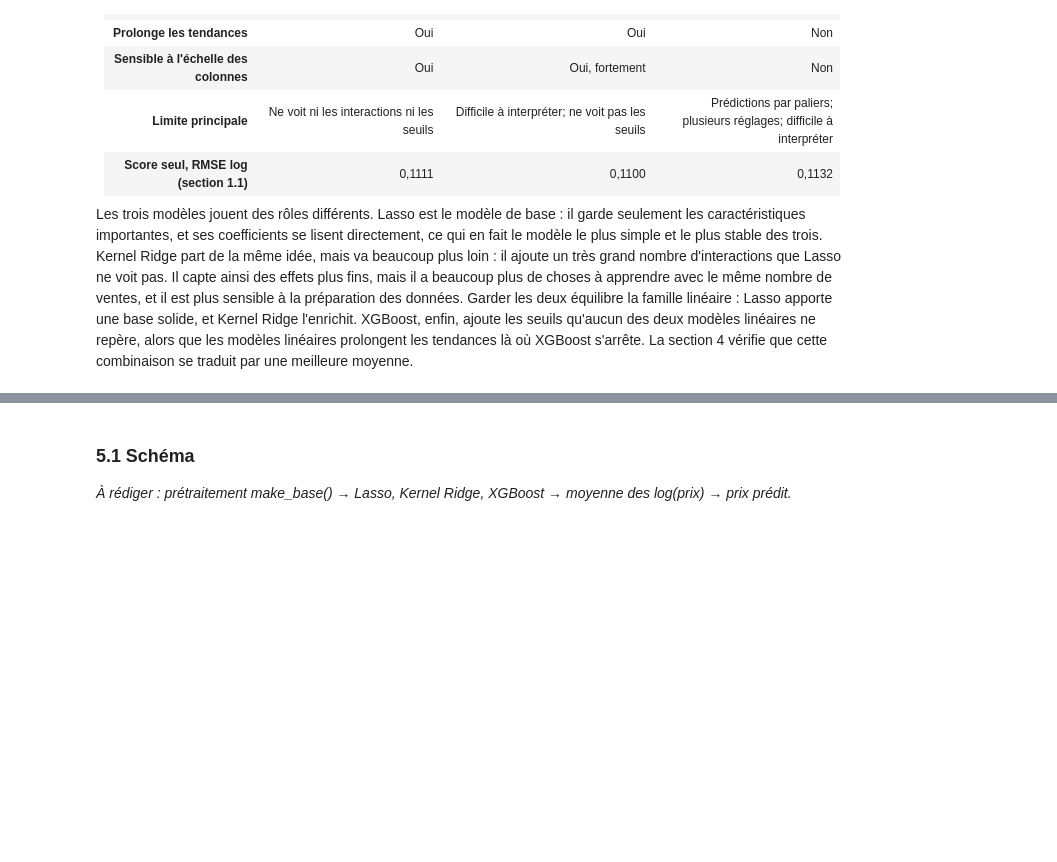
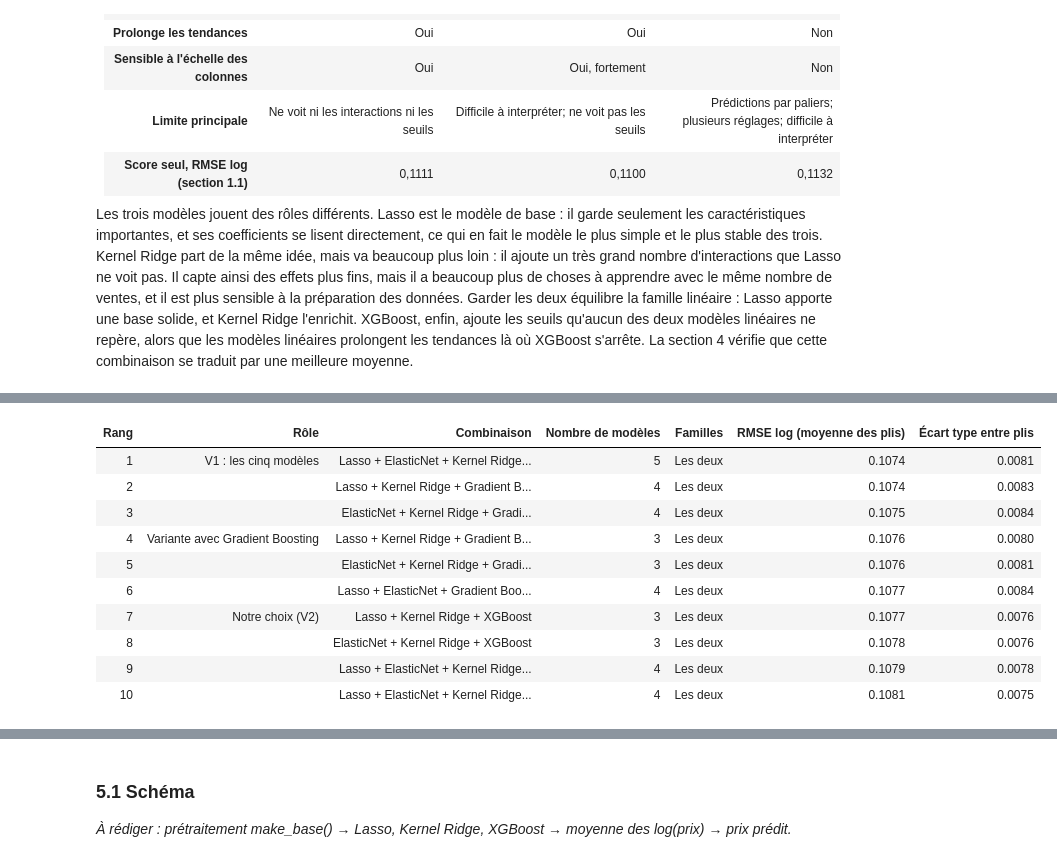
Before and after one commit to JulienDes/MAP6014---Travail-Final, a Jupyter notebook: notebooks/05_developpement_solution_v2.ipynb, the cells around one changed output, grey strips where cells are left out. Drawn from its saved outputs; the diff is of its cells as text; code cells hidden in the pictures; blank space fills up the shorter version.

```diff
--- a/notebooks/05_developpement_solution_v2.ipynb
+++ b/notebooks/05_developpement_solution_v2.ipynb
@@ -389,2 +393,80 @@ Les trois modèles jouent des rôles différents. Lasso est le modèle de base :
 # %%
-# À compléter
+from html import escape
+from itertools import combinations
+
+from IPython.display import HTML
+
+# =======================================================================
+# Moyenne des log des prix hors pli pour chaque combinaison (sans réentraîner)
+# =======================================================================
+LINEAR = {"Lasso", "ElasticNet", "Kernel Ridge"}
+log_oof = np.log(oof[list(MEMBERS)])
+
+def fold_rmse(names):
+    """RMSE log de chaque pli pour la moyenne des log des modèles donnés."""
+    pred = np.exp(log_oof[list(names)].mean(axis=1))
+    return [cv_rmse(y.iloc[v], pred.iloc[v], X.iloc[v]) for _, v in folds.split(X)]
+
+FOLDS = [f"Pli {k}" for k in range(1, folds.get_n_splits() + 1)]
+rows = []
+for size in range(1, len(MEMBERS) + 1):
+    for names in combinations(MEMBERS, size):
+        scores = fold_rmse(names)
+        linear = sum(name in LINEAR for name in names)
+        family = "Linéaires" if linear == size else "Arbres" if linear == 0 else "Les deux"
+        rows.append({"Combinaison": " + ".join(names), "Nombre de modèles": size,
+                     "Familles": family, **dict(zip(FOLDS, scores)),
+                     "RMSE log (moyenne des plis)": np.mean(scores),
+                     "Écart type entre plis": np.std(scores)})
+
+# Tri par RMSE moyenne croissante; le rang 1 est la meilleure des 31 combinaisons
+combos = (pd.DataFrame(rows).sort_values("RMSE log (moyenne des plis)")
+          .reset_index(drop=True))
+combos.insert(0, "Rang", combos.index + 1)
+
+# =======================================================================
+# Rôles des combinaisons de référence
+# =======================================================================
+ROLES = {
+    "Lasso + ElasticNet + Kernel Ridge + Gradient Boosting + XGBoost": "V1 : les cinq modèles",
+    "Lasso + Kernel Ridge + Gradient Boosting": "Variante avec Gradient Boosting",
+    "Lasso + Kernel Ridge + XGBoost": "Notre choix (V2)",
+    "Kernel Ridge + XGBoost": "Notre choix sans Lasso",
+    "Kernel Ridge": "Meilleur modèle seul",
+}
+CHOICE = "Lasso + Kernel Ridge + XGBoost"
+combos.insert(1, "Rôle", combos["Combinaison"].map(ROLES).fillna(""))
+
+def styled(table):
+    """Tableau HTML sans index : ligne de notre choix en gras sur fond coloré, nombres à 4 décimales.
+
+    Construit à la main (sans pandas Styler, qui exige jinja2); le texte n'est jamais coupé.
+    """
+    def cell(value):
+        return f"{value:.4f}" if isinstance(value, float) else escape(str(value))
+    header = "".join(f"<th>{escape(str(column))}</th>" for column in table.columns)
+    rows = []
+    for _, row in table.iterrows():
+        style = ' style="font-weight: bold;"' if row["Combinaison"] == CHOICE else ""
+        rows.append(f"<tr{style}>" + "".join(f"<td>{cell(value)}</td>" for value in row) + "</tr>")
+    return HTML(f"<table><thead><tr>{header}</tr></thead><tbody>{''.join(rows)}</tbody></table>")
+
+SCORES = ["RMSE log (moyenne des plis)", "Écart type entre plis"]
+
+show_title("4.1 Les 10 meilleures combinaisons sur 31")
+display(styled(combos[["Rang", "Rôle", "Combinaison", "Nombre de modèles", "Familles", *SCORES]]
+               .head(10)))
+
+show_title("4.2 Combinaisons de référence, pli par pli")
+display(styled(combos.loc[combos["Combinaison"].isin(ROLES),
+                          ["Rang", "Combinaison", *FOLDS, *SCORES]]))
+
+# =======================================================================
+# Chaque modèle seul, pli par pli (combinaisons d'un seul modèle, déjà calculées)
+# =======================================================================
+singles = (combos[combos["Nombre de modèles"] == 1]
+           .set_index("Combinaison").loc[list(MEMBERS)].reset_index())
+
+show_title("4.3 Chaque modèle seul, pli par pli")
+display(styled(singles[["Combinaison", *FOLDS, *SCORES]]))
+# %% [output]
@@ -390,0 +474,11 @@ Les trois modèles jouent des rôles différents. Lasso est le modèle de base :
+| Rang | Rôle | Combinaison | Nombre de modèles | Familles | RMSE log (moyenne des plis) | Écart type entre plis |
+| 1 | V1 : les cinq modèles | Lasso + ElasticNet + Kernel Ridge... | 5 | Les deux | 0.1074 | 0.0081 |
+| 2 |  | Lasso + Kernel Ridge + Gradient B... | 4 | Les deux | 0.1074 | 0.0083 |
+| 3 |  | ElasticNet + Kernel Ridge + Gradi... | 4 | Les deux | 0.1075 | 0.0084 |
+| 4 | Variante avec Gradient Boosting | Lasso + Kernel Ridge + Gradient B... | 3 | Les deux | 0.1076 | 0.0080 |
+| 5 |  | ElasticNet + Kernel Ridge + Gradi... | 3 | Les deux | 0.1076 | 0.0081 |
+| 6 |  | Lasso + ElasticNet + Gradient Boo... | 4 | Les deux | 0.1077 | 0.0084 |
+| 7 | Notre choix (V2) | Lasso + Kernel Ridge + XGBoost | 3 | Les deux | 0.1077 | 0.0076 |
+| 8 |  | ElasticNet + Kernel Ridge + XGBoost | 3 | Les deux | 0.1078 | 0.0076 |
+| 9 |  | Lasso + ElasticNet + Kernel Ridge... | 4 | Les deux | 0.1079 | 0.0078 |
+| 10 |  | Lasso + ElasticNet + Kernel Ridge... | 4 | Les deux | 0.1081 | 0.0075 |
```
Also changed, not shown: parts of 7 cells of this notebook, 2 other files.
